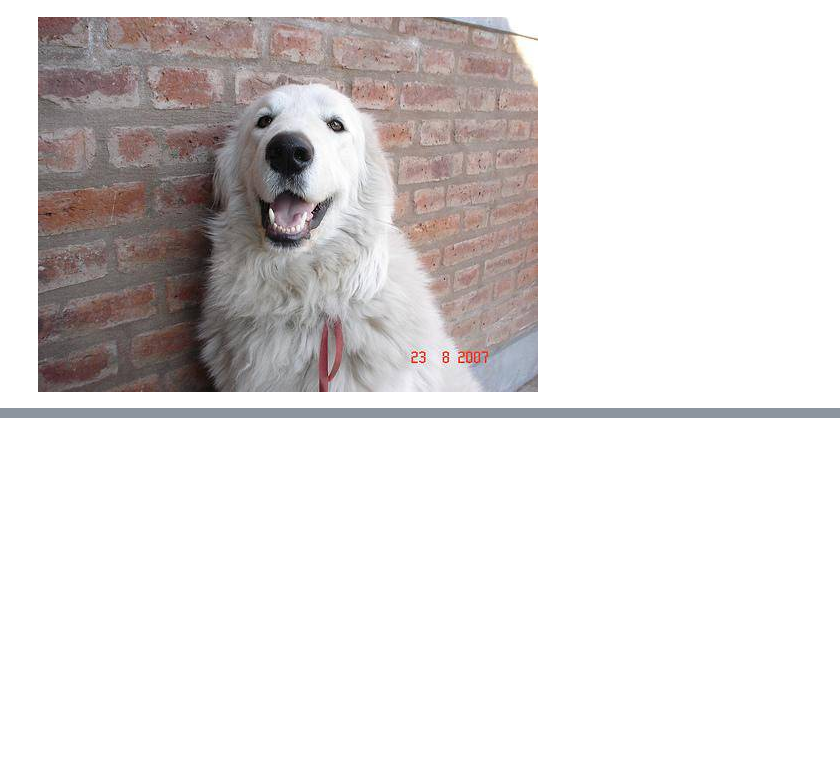
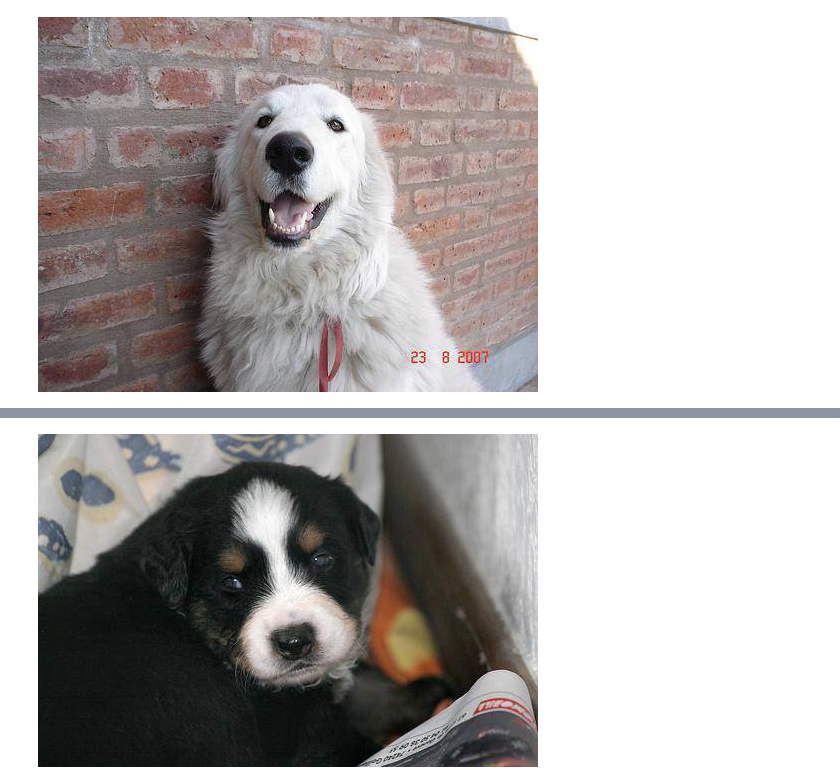
Before and after one commit to aftb777/Neural-Networks, a Jupyter notebook: Codes/Dog-vision.ipynb, the cells around one changed output, grey strips where cells are left out. Cells and saved outputs as stored; diff of their text form; code cells hidden in the pictures; blank space fills up the shorter version.

Commit message:
Preparing Images

```diff
--- a/Codes/Dog-vision.ipynb
+++ b/Codes/Dog-vision.ipynb
@@ -61,3 +61,7 @@ from IPython.display import Image
 Image("/Users/aftaabmulla/Neural-Networks/DataSet/dog-breed-identification/train/0a0c223352985ec154fd604d7ddceabd.jpg")
 # %% [output]
 [figure]
+# %%
+filenames = ["/Users/aftaabmulla/Neural-Networks/DataSet/dog-breed-identification/train/" + fname + ".jpg"for fname in data["id"]]
+
+filenames[:10]
@@ -63,0 +79,4 @@ Image("/Users/aftaabmulla/Neural-Networks/DataSet/dog-breed-identification/train
+# %%
+Image(filenames[3219])
+# %% [output]
+[figure, added]
```
Also changed, not shown: parts of 1 cell of this notebook.
